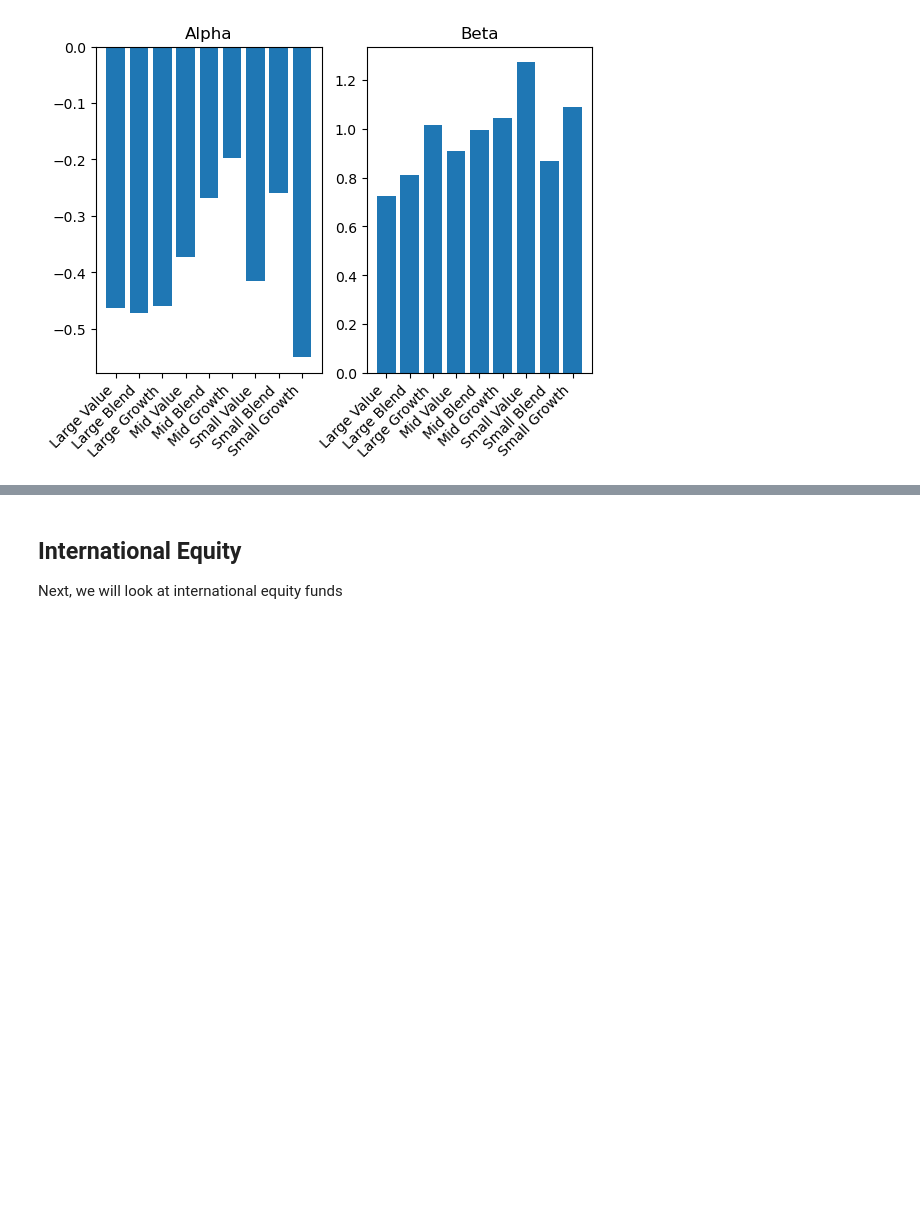
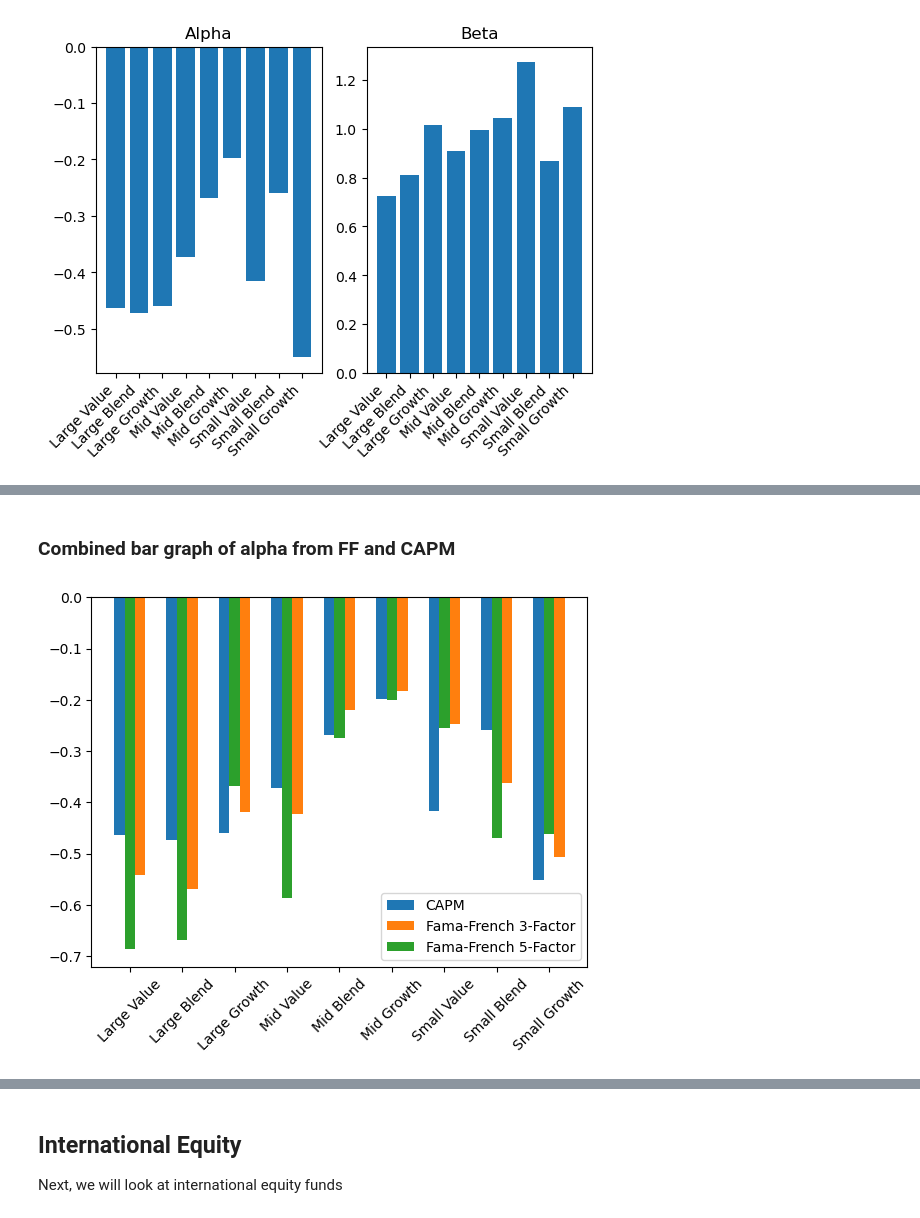
Before and after one commit to earlight/15-4331-final-project, a Jupyter notebook: data_analysis.ipynb, the cells around one changed output, grey strips where cells are left out. Drawn from its saved outputs; the diff is of its cells as text; code cells hidden in the pictures; blank space fills up the shorter version.

```diff
--- a/data_analysis.ipynb
+++ b/data_analysis.ipynb
@@ -86,6 +86,6 @@ First, we run CAPM on each to find their beta and alpha.  This gives us a good b
 
 Note that these are run allowing for herteroskedasticity.  They are also run for the full range of dates for now
 # %%
-us_eq_alphas, us_eq_betas, us_eq_names = capm(us_eq_data, ff_df)
+us_eq_alphas_c, us_eq_betas, us_eq_names = capm(us_eq_data, ff_df)
 # %%
 fig, (ax1, ax2) = plt.subplots(nrows=1, ncols=2)
@@ -99,0 +120,19 @@ plt.show()
+# %% [markdown]
+### Combined bar graph of alpha from FF and CAPM
+# %%
+fig = plt.figure()
+ax = fig.add_subplot(111)
+
+idx = np.arange(len(us_eq_names))
+
+
+ax.bar(idx-0.2, us_eq_alphas_c, 0.2, label='CAPM')
+ax.bar(idx+0.2, us_eq_alphas_3, 0.2, label='Fama-French 3-Factor')
+ax.bar(idx, us_eq_alphas_5, 0.2, label='Fama-French 5-Factor')
+
+ax.set_xticks(idx)
+ax.set_xticklabels(us_eq_names, rotation=45)
+ax.legend()
+plt.show()
+# %% [output]
+[figure, added]
```
Also changed, not shown: parts of 8 cells of this notebook.
